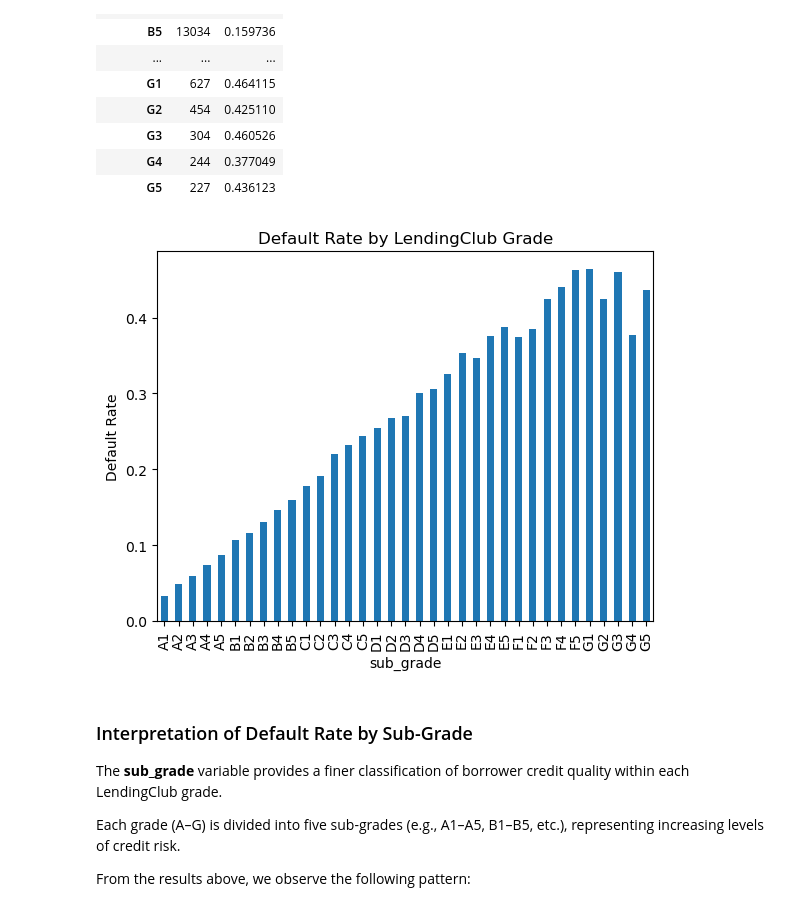
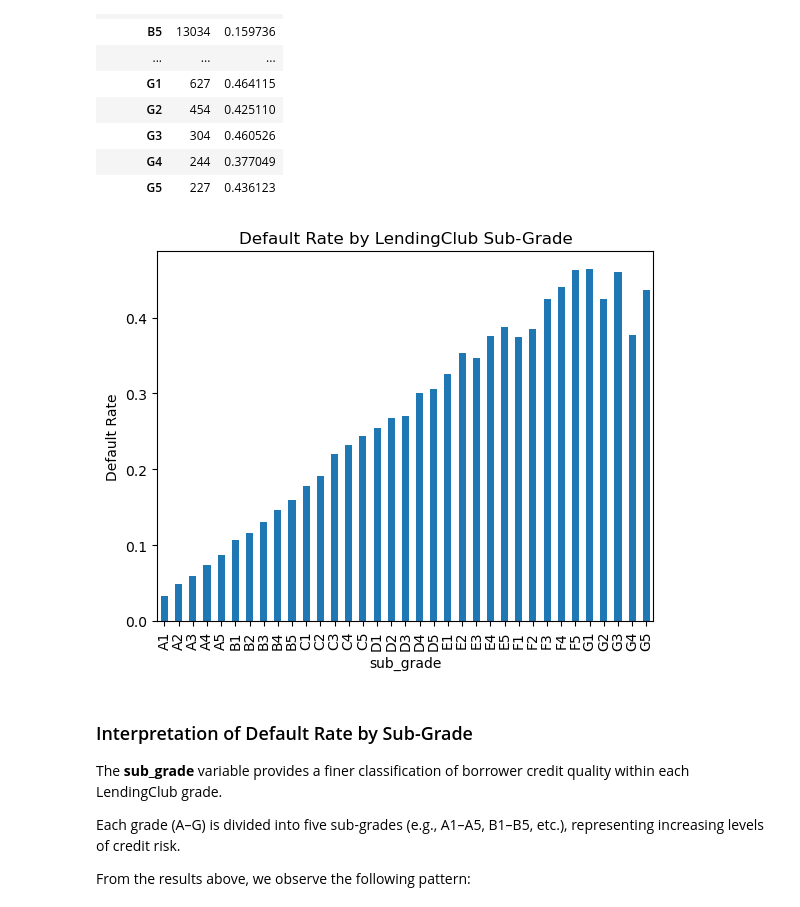
Before and after one commit to amitsrm3751-ctrl/credit-portfolio-vasicek-simulation, a Jupyter notebook: notebooks/02_variable_diagnostics.ipynb, the cells around one changed output. Cells and saved outputs as stored; diff of their text form; code cells hidden in the pictures.

```diff
--- a/notebooks/02_variable_diagnostics.ipynb
+++ b/notebooks/02_variable_diagnostics.ipynb
@@ -279,12 +280,12 @@ loan_data.groupby('sub_grade')['default'].agg(['count','mean'])
 # %%
 subgrade_event_rate.plot(kind='bar')
 
 plt.ylabel("Default Rate")
-plt.title("Default Rate by LendingClub Grade")
+plt.title("Default Rate by LendingClub Sub-Grade")
 
 plt.show()
 # %% [output]
-[figure, old version]
+[figure, new version]
 # %% [markdown]
 ### Interpretation of Default Rate by Sub-Grade
 
```
Also changed, not shown: parts of 1 cell of this notebook, 2 other files.
